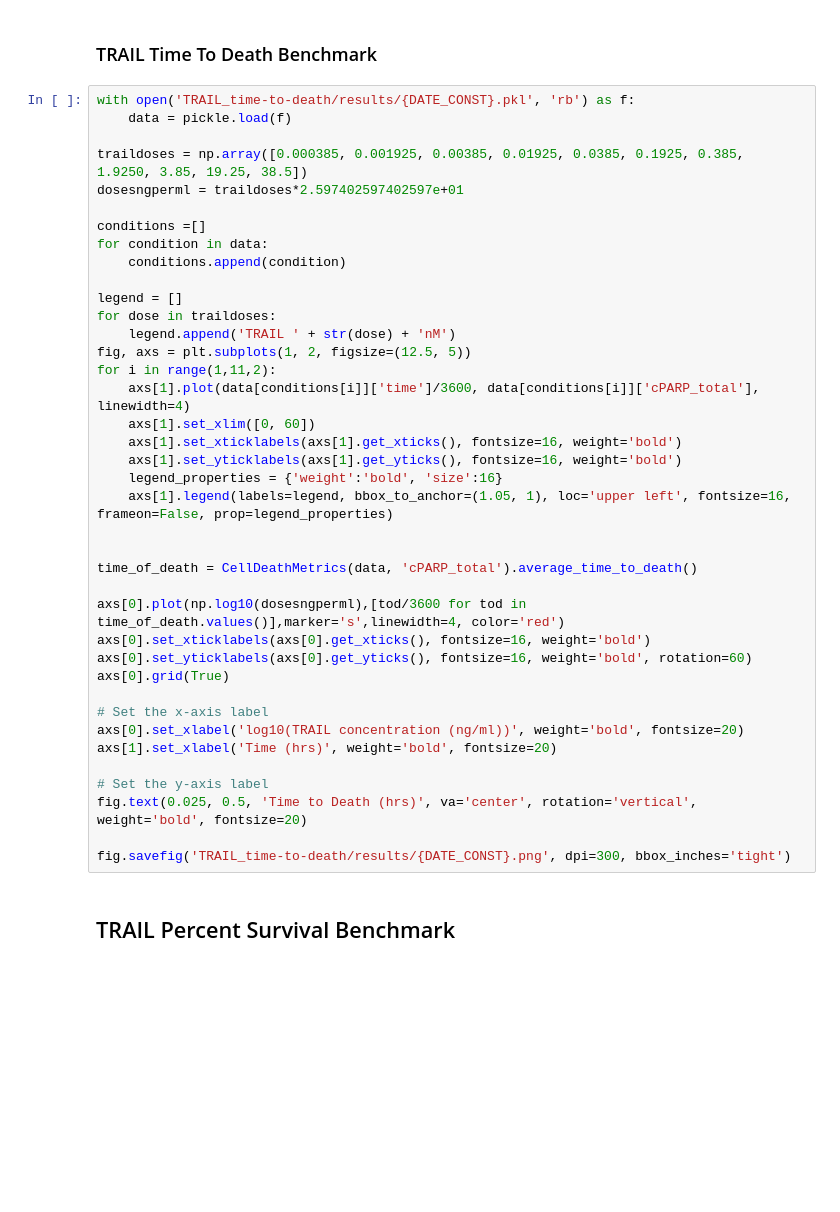
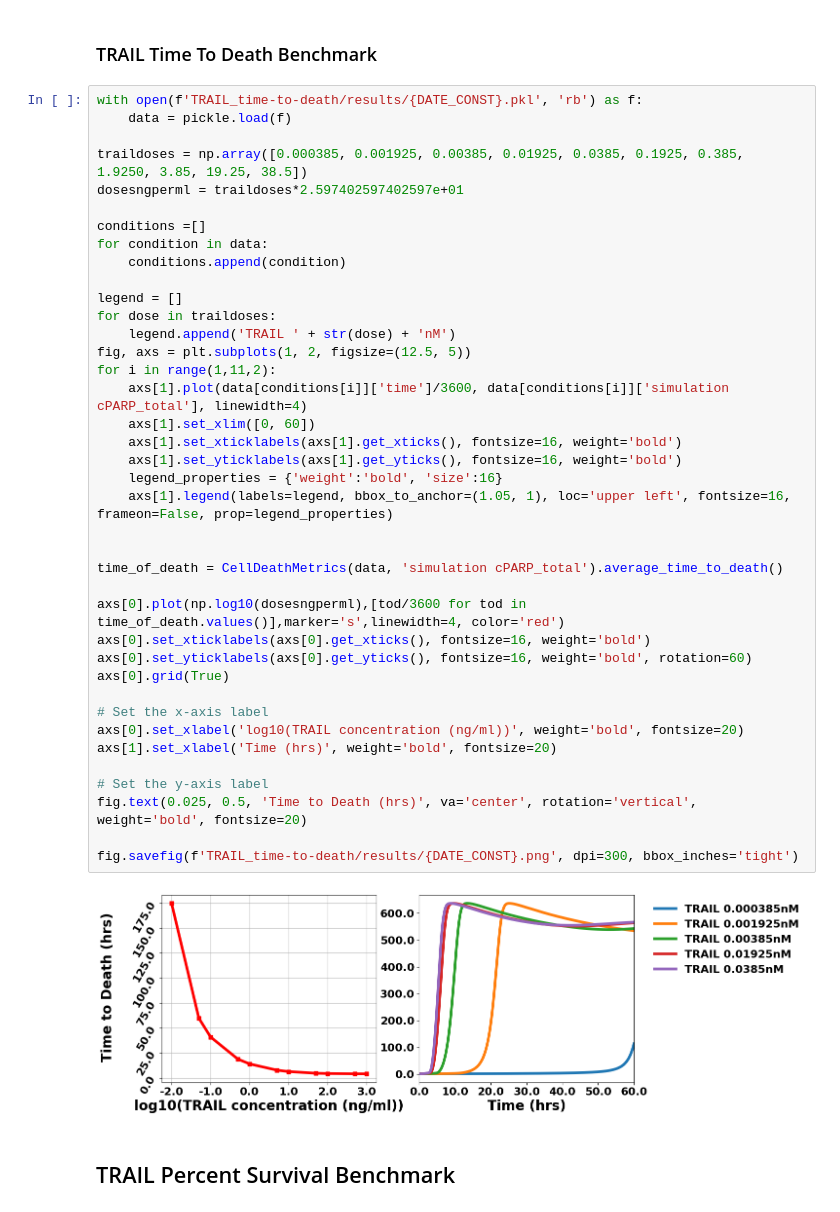
Before and after one commit to JonahRileyHuggins/SPARCED, a Jupyter notebook: SPARCED/src/validation/visualization/benchmark evaluation notebook.ipynb, the cells around one changed output. Cells and saved outputs as stored; diff of their text form; blank space fills up the shorter version.

Commit message:
updated data access
Fallacies in cell_death_metrics script

```diff
--- a/SPARCED/src/validation/visualization/benchmark evaluation notebook.ipynb
+++ b/SPARCED/src/validation/visualization/benchmark evaluation notebook.ipynb
@@ -470,7 +470,7 @@ except:
 # %% [markdown]
 ### TRAIL Time To Death Benchmark
 # %%
-with open('TRAIL_time-to-death/results/{DATE_CONST}.pkl', 'rb') as f:
+with open(f'TRAIL_time-to-death/results/{DATE_CONST}.pkl', 'rb') as f:
     data = pickle.load(f)
 
 traildoses = np.array([0.000385, 0.001925, 0.00385, 0.01925, 0.0385, 0.1925, 0.385, 1.9250, 3.85, 19.25, 38.5])
@@ -478,36 +478,38 @@ dosesngperml = traildoses*2.597402597402597e+01
 
 conditions =[]
 for condition in data:
     conditions.append(condition)
 
 legend = []
 for dose in traildoses:
     legend.append('TRAIL ' + str(dose) + 'nM')
 fig, axs = plt.subplots(1, 2, figsize=(12.5, 5))
 for i in range(1,11,2):
-    axs[1].plot(data[conditions[i]]['time']/3600, data[conditions[i]]['cPARP_total'], linewidth=4)
+    axs[1].plot(data[conditions[i]]['time']/3600, data[conditions[i]]['simulation cPARP_total'], linewidth=4)
     axs[1].set_xlim([0, 60])
     axs[1].set_xticklabels(axs[1].get_xticks(), fontsize=16, weight='bold')
     axs[1].set_yticklabels(axs[1].get_yticks(), fontsize=16, weight='bold')
     legend_properties = {'weight':'bold', 'size':16}
     axs[1].legend(labels=legend, bbox_to_anchor=(1.05, 1), loc='upper left', fontsize=16, frameon=False, prop=legend_properties)
 
 
-time_of_death = CellDeathMetrics(data, 'cPARP_total').average_time_to_death()
+time_of_death = CellDeathMetrics(data, 'simulation cPARP_total').average_time_to_death()
 
 axs[0].plot(np.log10(dosesngperml),[tod/3600 for tod in time_of_death.values()],marker='s',linewidth=4, color='red')
 axs[0].set_xticklabels(axs[0].get_xticks(), fontsize=16, weight='bold')
 axs[0].set_yticklabels(axs[0].get_yticks(), fontsize=16, weight='bold', rotation=60)
 axs[0].grid(True)
 
 # Set the x-axis label
 axs[0].set_xlabel('log10(TRAIL concentration (ng/ml))', weight='bold', fontsize=20)
 axs[1].set_xlabel('Time (hrs)', weight='bold', fontsize=20)
 
 # Set the y-axis label
 fig.text(0.025, 0.5, 'Time to Death (hrs)', va='center', rotation='vertical', weight='bold', fontsize=20)
 
-fig.savefig('TRAIL_time-to-death/results/{DATE_CONST}.png', dpi=300, bbox_inches='tight')
+fig.savefig(f'TRAIL_time-to-death/results/{DATE_CONST}.png', dpi=300, bbox_inches='tight')
+# %% [output]
+[figure, added]
 # %% [markdown]
 ## TRAIL Percent Survival Benchmark
 # %%
```
Also changed, not shown: parts of 1 cell of this notebook, 1 other file.
